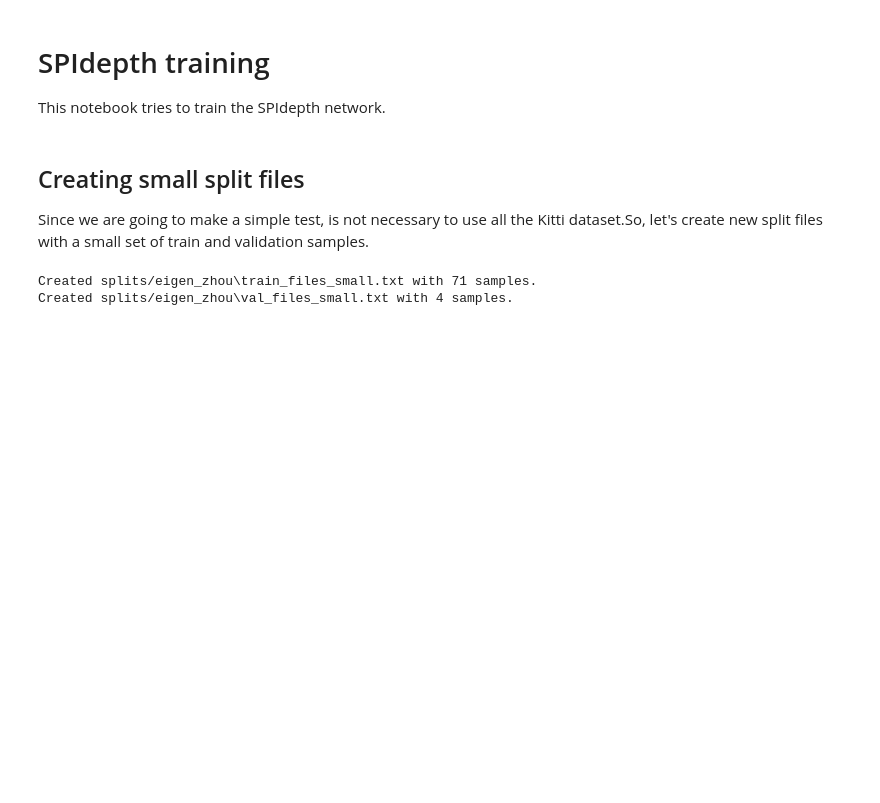
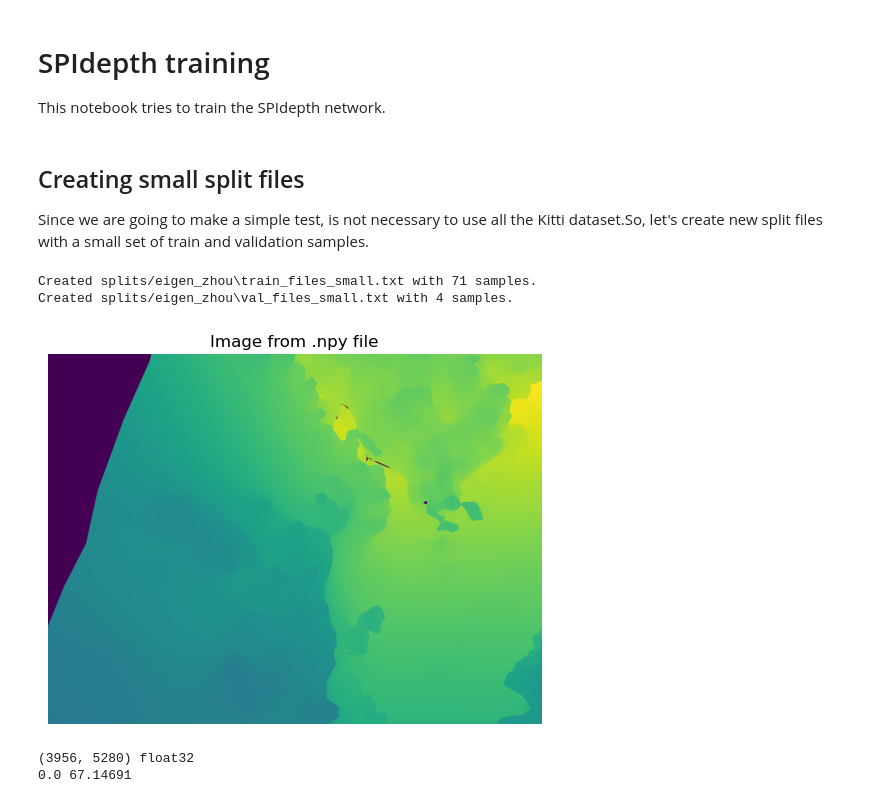
Before and after one commit to jorgeturriate/SPIdepth-training, a Jupyter notebook: SPIdepth-training.ipynb, the cells around one changed output. Saved outputs shown, nothing was run; the diff lists cells and outputs as text; code cells hidden in the pictures; blank space fills up the shorter version.

```diff
--- a/SPIdepth-training.ipynb
+++ b/SPIdepth-training.ipynb
@@ -55,3 +55,27 @@ sample_and_write_file(val_file, val_file_small, sample_ratio)
 # %% [output]
 Created splits/eigen_zhou\train_files_small.txt with 71 samples.
 Created splits/eigen_zhou\val_files_small.txt with 4 samples.
+# %%
+#read depth map wilduav
+import numpy as np
+import matplotlib.pyplot as plt
+
+path= "D:/PythonProyects/Datasets/WildUAV/mapping_set/seq03_depth/depth/"
+# Load the .npy file
+image = np.load(path+ '000001.npy')
+
+# Plot the image
+plt.imshow(image)  # You can change 'gray' to other colormaps if needed
+#plt.colorbar()  #print(image.shape, image.dtype)
+print(np.min(image), np.max(image)) Optional: adds a colorbar to the side
+plt.title('Image from .npy file')
+plt.axis('off')  # Optional: hides the axis
+plt.show()
+# %% [output]
+[figure, added]
+# %%
+print(image.shape, image.dtype)
+print(np.min(image), np.max(image))
+# %% [output]
+(3956, 5280) float32
+0.0 67.14691
```
Also changed, not shown: 5 other files.
